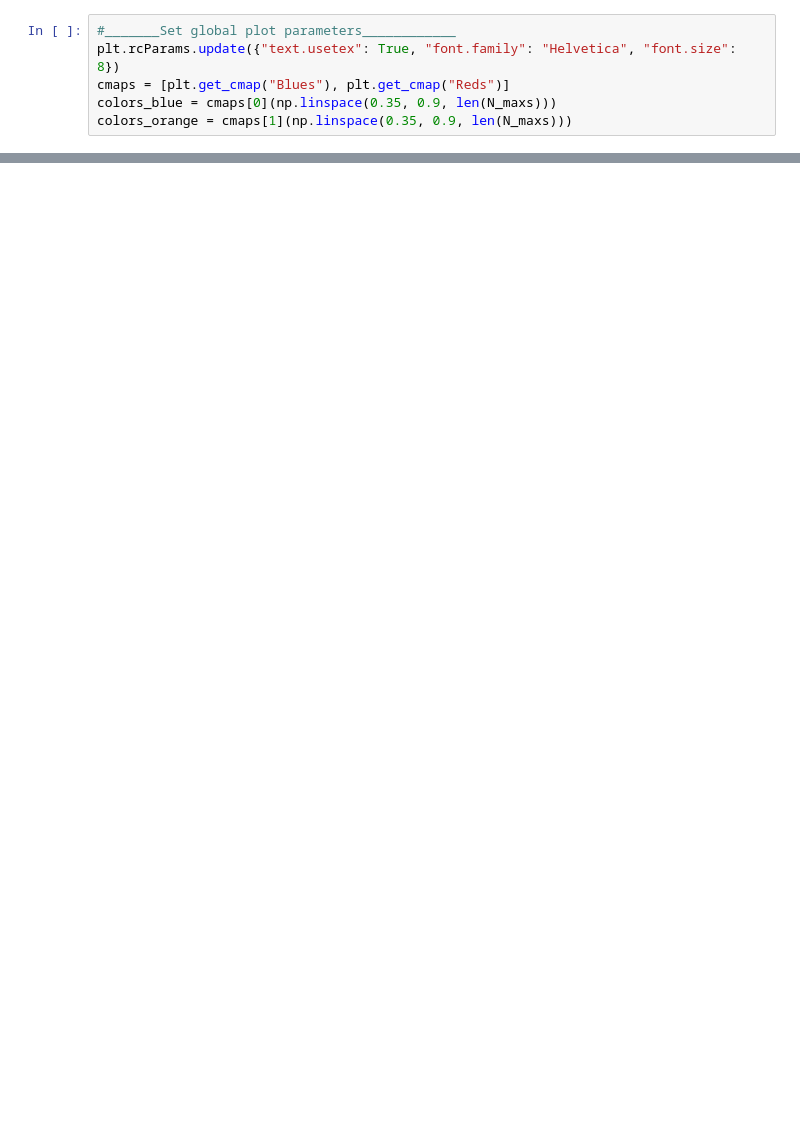
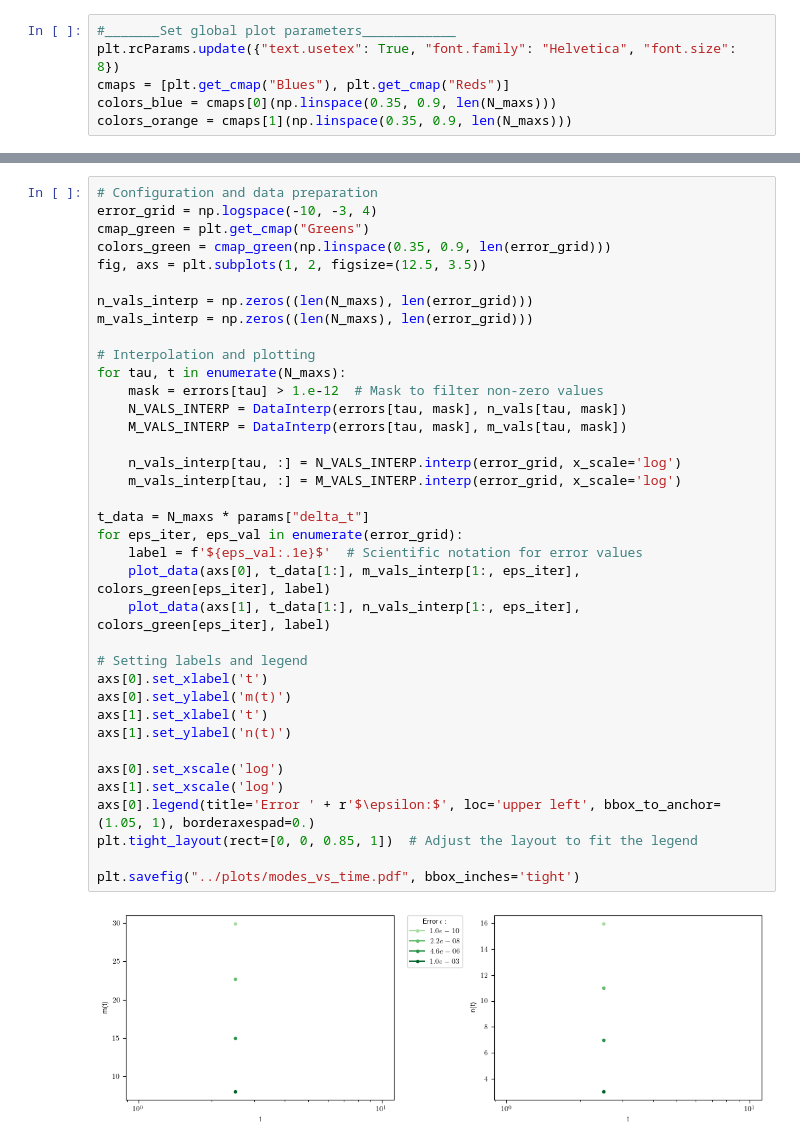
Before and after one commit to jthoenniss/RealTimeID, a Jupyter notebook: notebooks/collapse.ipynb, the cells around one changed output, grey strips where cells are left out. Saved outputs shown, nothing was run; the diff lists cells and outputs as text; blank space fills up the shorter version.

```diff
--- a/notebooks/collapse.ipynb
+++ b/notebooks/collapse.ipynb
@@ -144,0 +164,39 @@ plt.savefig("../plots/collapse.pdf", bbox_inches='tight')
+# %%
+# Configuration and data preparation
+error_grid = np.logspace(-10, -3, 4)
+cmap_green = plt.get_cmap("Greens")
+colors_green = cmap_green(np.linspace(0.35, 0.9, len(error_grid)))
+fig, axs = plt.subplots(1, 2, figsize=(12.5, 3.5))
+
+n_vals_interp = np.zeros((len(N_maxs), len(error_grid)))
+m_vals_interp = np.zeros((len(N_maxs), len(error_grid)))
+
+# Interpolation and plotting
+for tau, t in enumerate(N_maxs):
+    mask = errors[tau] > 1.e-12  # Mask to filter non-zero values
+    N_VALS_INTERP = DataInterp(errors[tau, mask], n_vals[tau, mask])
+    M_VALS_INTERP = DataInterp(errors[tau, mask], m_vals[tau, mask])
+
+    n_vals_interp[tau, :] = N_VALS_INTERP.interp(error_grid, x_scale='log')
+    m_vals_interp[tau, :] = M_VALS_INTERP.interp(error_grid, x_scale='log')
+
+t_data = N_maxs * params["delta_t"]
+for eps_iter, eps_val in enumerate(error_grid):
+    label = f'${eps_val:.1e}$'  # Scientific notation for error values
+    plot_data(axs[0], t_data[1:], m_vals_interp[1:, eps_iter], colors_green[eps_iter], label)
+    plot_data(axs[1], t_data[1:], n_vals_interp[1:, eps_iter], colors_green[eps_iter], label)
+
+# Setting labels and legend
+axs[0].set_xlabel('t')
+axs[0].set_ylabel('m(t)')
+axs[1].set_xlabel('t')
+axs[1].set_ylabel('n(t)')
+
+axs[0].set_xscale('log')
+axs[1].set_xscale('log')
+axs[0].legend(title='Error ' + r'$\epsilon:$', loc='upper left', bbox_to_anchor=(1.05, 1), borderaxespad=0.)
+plt.tight_layout(rect=[0, 0, 0.85, 1])  # Adjust the layout to fit the legend
+
+plt.savefig("../plots/modes_vs_time.pdf", bbox_inches='tight')
+# %% [output]
+[figure, added]
```
Also changed, not shown: parts of 8 cells of this notebook, 12 other files.
